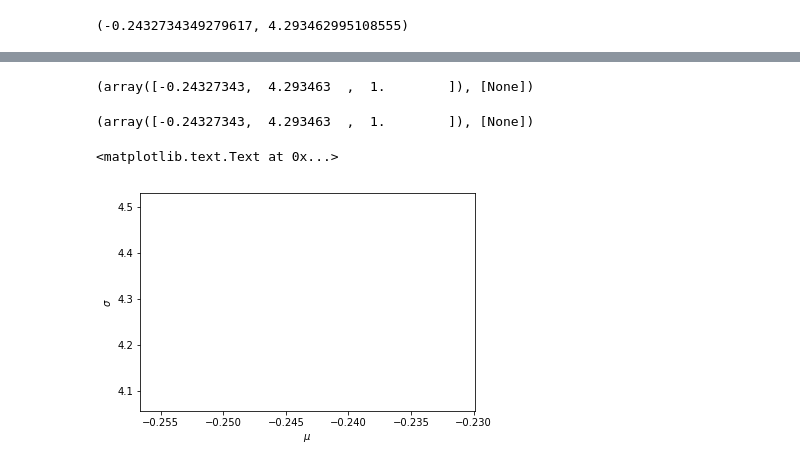
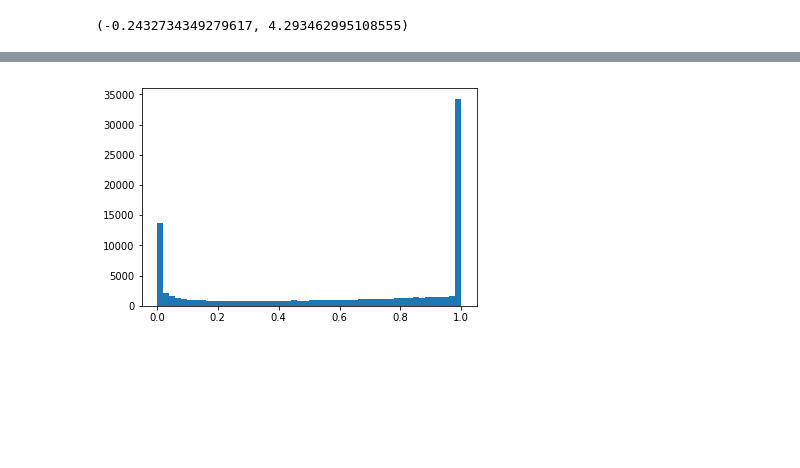
Before and after one commit to maxentile/notebooks, a Jupyter notebook: birth-death moves for RJMC of GMMs.ipynb, the cells around one changed output, grey strips where cells are left out. Cells and saved outputs as stored; diff of their text form; code cells hidden in the pictures; blank space fills up the shorter version.

```diff
--- a/birth-death moves for RJMC of GMMs.ipynb
+++ b/birth-death moves for RJMC of GMMs.ipynb
@@ -319,2 +370,4 @@ traj, acceptance_probabilities = rjmcmc_w_parents(init_theta, init_parents, n_st
 # %%
-plt.hist(acceptance_probabilities, log=True, bins=50);
+plt.hist(acceptance_probabilities, bins=50);
+# %% [output]
+[figure, added]
@@ -324,8 +373,0 @@ plt.yscale('log')
-# %%
-traj[0]
-# %% [output]
-(array([-0.24327343,  4.293463  ,  1.        ]), [None])
-# %%
-traj[-1]
-# %% [output]
-(array([-0.24327343,  4.293463  ,  1.        ]), [None])
@@ -334,11 +373,0 @@ X = np.vstack([x[0][:2] for x in traj if len(x[0]) == 3])
-# %%
-plt.plot(X[:,0], X[:,1], alpha=0.5)
-
-
-plt.vlines(np.mean(data), min(X[:,1]), max(X[:,1]))
-plt.hlines(np.std(data), min(X[:,0]), max(X[:,0]))
-plt.xlabel(r'$\mu$')
-plt.ylabel(r'$\sigma$')
-# %% [output]
-<matplotlib.text.Text at 0x...>
-[figure, removed]
```
Also changed, not shown: parts of 26 cells of this notebook.
